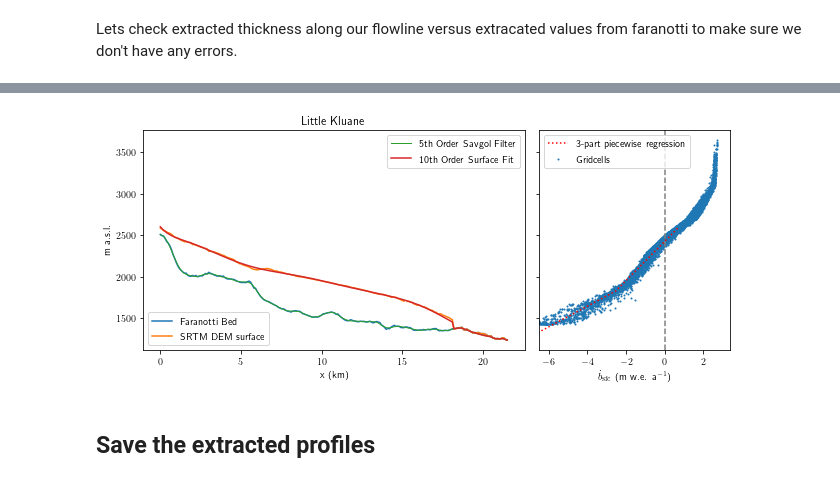
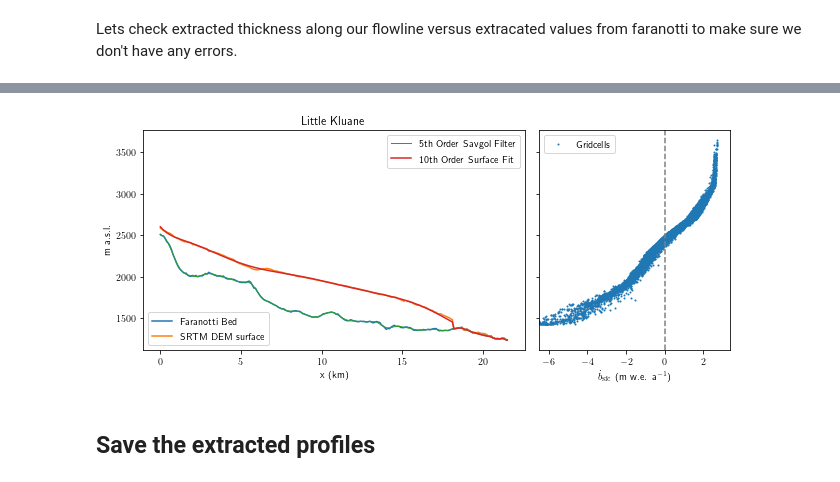
Before and after one commit to andrewdnolan/Harmonic_Beds, a Jupyter notebook: Notebooks/01.SS_preprocessing.ipynb, the cells around one changed output, grey strips where cells are left out. Drawn from its saved outputs; the diff is of its cells as text; code cells hidden in the pictures.

```diff
--- a/Notebooks/01.SS_preprocessing.ipynb
+++ b/Notebooks/01.SS_preprocessing.ipynb
@@ -285,32 +226,33 @@ ax2 = fig.add_subplot(gs[1],sharey=ax1)
 # fit += ax1.plot(xx,bb[::-1],label='5th Order Savgol Filter',lw=1.0)
 # fit += ax1.plot(xx,ss[::-1],label='10th Order Surface Fit')
 
 obs = []; fit = []
 obs += ax1.plot(xx,bedprof,label='Faranotti Bed')
 obs += ax1.plot(xx,surface,label='SRTM DEM surface')
 
 fit += ax1.plot(xx,bb,label='5th Order Savgol Filter',lw=1.0)
 fit += ax1.plot(xx,ss,label='10th Order Surface Fit')
 
 
 leg1 = ax1.legend(fit,[line.get_label() for line in fit],loc=1)
 leg2 = ax1.legend(obs,[line.get_label() for line in obs],loc=3)
 ax1.add_artist(leg1)
 
 ax1.set_xlabel('x (km)')
 ax1.set_ylabel('m a.s.l.')
 ax1.set_title('Little Kluane')
 
 ax2.scatter(MB,ZZ,s=1,label='Gridcells')
 #ax2.plot(LK_CP['bdot'],LK_CP['surface'],'r',label='Flowline')
-ax2.plot(piese_wise,ss,'r:',label='3-part piecewise regression')
+#ax2.plot(piese_wise,ss,'r:',label='3-part piecewise regression')
+#ax2.plot(SVR.predict(ss.reshape(-1,1)),ss, 'g', label='svr')
 ax2.axvline(0,linestyle='--',color='grey')
 ax2.set_xlabel('$\dot b_{\\rm{sfc}}$ (m w.e. a$^{-1}$)')
 ax2.tick_params(labelleft=False)
 ax2.set_xlim(-6.5,None)
 ax2.legend()
 
 fig.tight_layout()
 fig.savefig('../Plots/lilklu.png',dpi=600,bbox_inches='tight')
 # %% [output]
-[figure, old version]
+[figure, new version]
```
Also changed, not shown: parts of 10 cells of this notebook, 27 other files.
